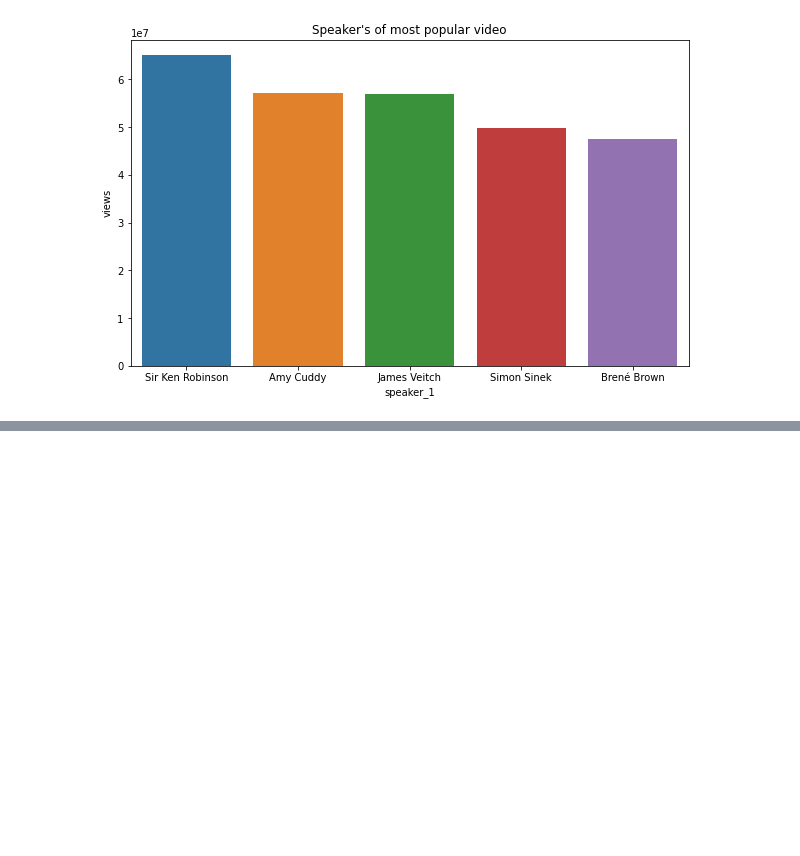
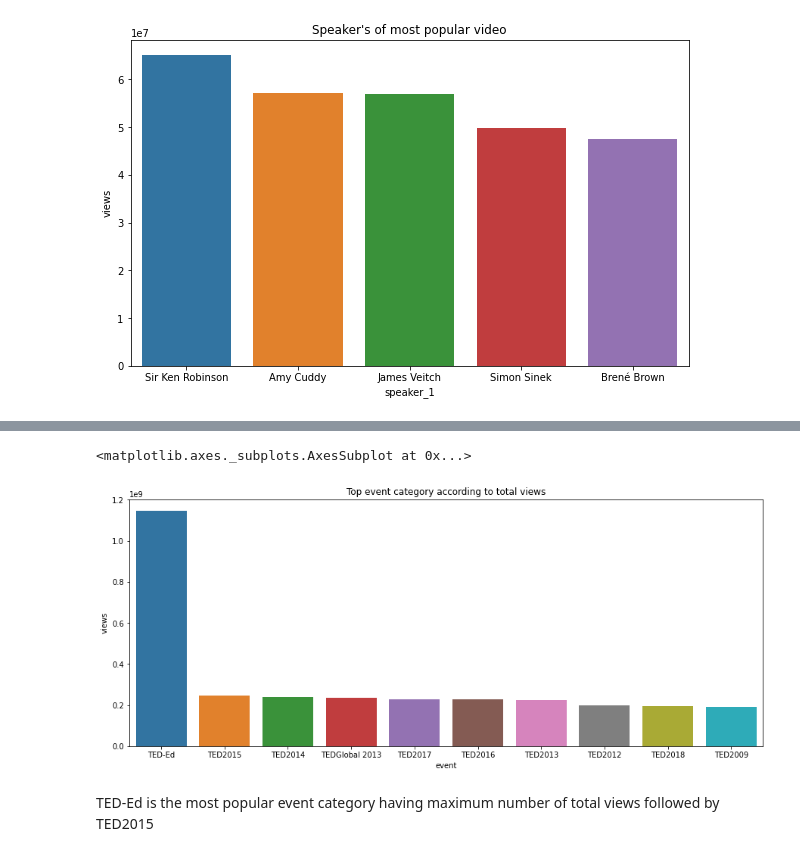
Before and after one commit to Shantanuh10/Ted-Talk-Views-Prediction-Project, a Jupyter notebook: Capstone_project_2_Ted_Talks.ipynb, the cells around one changed output, grey strips where cells are left out. Saved outputs shown, nothing was run; the diff lists cells and outputs as text; code cells hidden in the pictures; blank space fills up the shorter version.

```diff
--- a/Capstone_project_2_Ted_Talks.ipynb
+++ b/Capstone_project_2_Ted_Talks.ipynb
@@ -277,0 +358,14 @@ sns.barplot(x='speaker_1',y='views',data=pop_df)
+# %%
+#finding the most popular event categories
+pop_event_df=df[['event','views']].groupby('event').agg({'views' : 'sum'}).nlargest(10,['views'])
+pop_event_df.reset_index(inplace=True)
+# %%
+#plotting the Top event category according to total views
+plt.figure(figsize=(15,6))
+plt.title('Top event category according to total views')
+sns.barplot(x='event',y='views',data=pop_event_df)
+# %% [output]
+<matplotlib.axes._subplots.AxesSubplot at 0x...>
+[figure, added]
+# %% [markdown]
+TED-Ed is the most popular event category having maximum number of total views followed by TED2015
```
Also changed, not shown: parts of 14 cells of this notebook.
